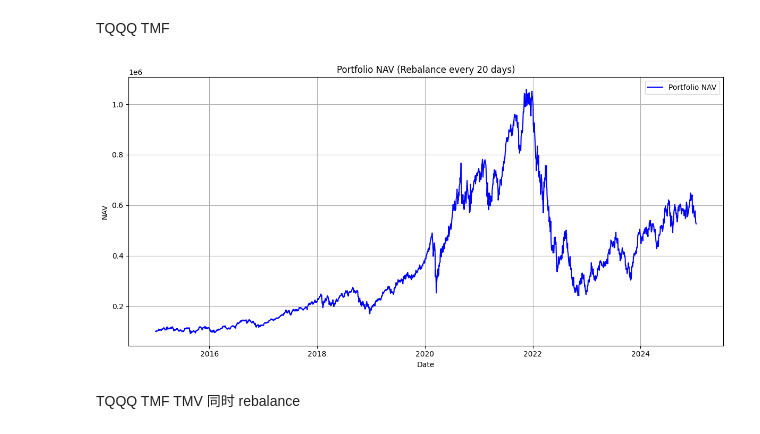
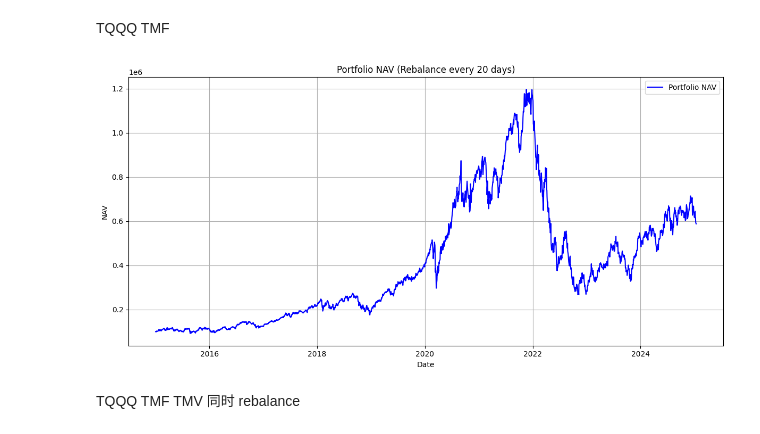
Before and after one commit to yanzhizhang/FICC_QIS, a Jupyter notebook: us_stock.ipynb, the cells around one changed output. Cells and saved outputs as stored; diff of their text form; code cells hidden in the pictures.

```diff
--- a/us_stock.ipynb
+++ b/us_stock.ipynb
@@ -69,7 +44,19 @@ rates_df.index.name = "TRADE_DT"
+# %%
+# Convert start_date and end_date to datetime
+start_datetime = pd.to_datetime(str(start_date), format="%Y-%m-%d")
+end_datetime = pd.to_datetime(end_date, format="%Y-%m-%d")
+
+# Slice the dataframe from start_date to end_date
+rates_df = rates_df.loc[start_datetime:end_datetime]
+
+# Drop rows with NaN values
+rates_df.dropna(inplace=True)
+
+# Name the index to TRADE_DT
+rates_df.index.name = "Date"
 # %%
-merged_df = pd.merge(left=instrument_pool, right=rates_df, on="TRADE_DT")
-merged_df.dropna(inplace=True)
-merged_df.set_index(["TICKER"], append=True, inplace=True)
+merged_df = pd.merge(left=instrument_df, right=rates_df, on="Date")
+merged_df.set_index("Date", inplace=True)
 # %%
 # Function to calculate rebalancing dates based on a custom window
 def calculate_rebalance_dates(start_date, end_date, rebalance_window, all_dates):
@@ -91,29 +78,26 @@ df = merged_df.copy()
 # Sort the DataFrame by index for proper processing
 df = df.sort_index()
 
-# Step 1: Calculate Adjusted Close Prices
-df["Adj_Close"] = df["S_DQ_CLOSE"] * df["S_DQ_ADJFACTOR"]
+# Step 1: Set the Parameters
+rebalance_window = 20  # Days between rebalances
+initial_value = 100000
+weights = {"TQQQ": 0.6, "TMF": 0.4}
+shares = {"TQQQ": 0, "TMF": 0}
 
 # Step 2: Split into TQQQ and TMF data
-tqqq_data = df.xs("TQQQ", level="TICKER")
-tmf_data = df.xs("TMF", level="TICKER")
+tqqq_data = df[df["Ticker"] == "TQQQ"]
+tmf_data = df[df["Ticker"] == "TMF"]
 
 # Step 3: Create daily portfolio value DataFrame
 portfolio_daily = pd.DataFrame(index=tqqq_data.index)
-portfolio_daily["TQQQ_Adj_Close"] = tqqq_data["Adj_Close"]
-portfolio_daily["TMF_Adj_Close"] = tmf_data["Adj_Close"]
+portfolio_daily["TQQQ_Close"] = tqqq_data["Close"]
+portfolio_daily["TMF_Close"] = tmf_data["Close"]
 
 # Step 4: Define rebalancing parameters
-rebalance_window = 20  # Customize the rebalance window (e.g., every 20 days)
-all_dates = portfolio_daily.index.get_level_values("TRADE_DT").unique()
+all_dates = portfolio_daily.index.get_level_values("Date").unique()
 start_date = all_dates.min()
 end_date = all_dates.max()
 rebalance_dates = calculate_rebalance_dates(start_date, end_date, rebalance_window, all_dates)
-
-# Step 5: Initialize portfolio
-initial_value = 100000
-weights = {"TQQQ": 0.6, "TMF": 0.4}
-shares = {"TQQQ": 0, "TMF": 0}
 
 # Calculate portfolio values
 portfolio_daily["Realized_PnL"] = 0.0
@@ -125,42 +109,42 @@ for i, date in enumerate(portfolio_daily.index):
         # Rebalance portfolio
         if i == 0:
             # Initial portfolio setup
-            shares["TQQQ"] = (initial_value * weights["TQQQ"]) / portfolio_daily.loc[date, "TQQQ_Adj_Close"]
-            shares["TMF"] = (initial_value * weights["TMF"]) / portfolio_daily.loc[date, "TMF_Adj_Close"]
+            shares["TQQQ"] = (initial_value * weights["TQQQ"]) / portfolio_daily.loc[date, "TQQQ_Close"]
+            shares["TMF"] = (initial_value * weights["TMF"]) / portfolio_daily.loc[date, "TMF_Close"]
 
         else:
             # Calculate current total value before rebalancing
-            current_tqqq_value = shares["TQQQ"] * portfolio_daily.loc[date, "TQQQ_Adj_Close"]
-            current_tmf_value = shares["TMF"] * portfolio_daily.loc[date, "TMF_Adj_Close"]
+            current_tqqq_value = shares["TQQQ"] * portfolio_daily.loc[date, "TQQQ_Close"]
+            current_tmf_value = shares["TMF"] * portfolio_daily.loc[date, "TMF_Close"]
             current_total = current_tqqq_value + current_tmf_value
 
             # Update shares based on new weights
-            shares["TQQQ"] = (current_total * weights["TQQQ"]) / portfolio_daily.loc[date, "TQQQ_Adj_Close"]
-            shares["TMF"] = (current_total * weights["TMF"]) / portfolio_daily.loc[date, "TMF_Adj_Close"]
+            shares["TQQQ"] = (current_total * weights["TQQQ"]) / portfolio_daily.loc[date, "TQQQ_Close"]
+            shares["TMF"] = (current_total * weights["TMF"]) / portfolio_daily.loc[date, "TMF_Close"]
 
     # Update daily portfolio values
-    portfolio_daily.loc[date, "TQQQ_value"] = shares["TQQQ"] * portfolio_daily.loc[date, "TQQQ_Adj_Close"]
-    portfolio_daily.loc[date, "TMF_value"] = shares["TMF"] * portfolio_daily.loc[date, "TMF_Adj_Close"]
+    portfolio_daily.loc[date, "TQQQ_value"] = shares["TQQQ"] * portfolio_daily.loc[date, "TQQQ_Close"]
+    portfolio_daily.loc[date, "TMF_value"] = shares["TMF"] * portfolio_daily.loc[date, "TMF_Close"]
     portfolio_daily.loc[date, "Total_value"] = portfolio_daily.loc[date, "TQQQ_value"] + portfolio_daily.loc[date, "TMF_value"]
 
 
 # Plot NAV
 plt.figure(figsize=(12, 6))
 plt.plot(
     portfolio_daily.index,
     portfolio_daily["Total_value"],
     label="Portfolio NAV",
     color="blue",
 )
 plt.title(f"Portfolio NAV (Rebalance every {rebalance_window} days)")
 plt.xlabel("Date")
 plt.ylabel("NAV")
 plt.legend()
 plt.tight_layout()
 plt.grid()
 plt.show()
 # %% [output]
-[figure, old version]
+[figure, new version]
 # %% [markdown]
 TQQQ TMF TMV 同时 rebalance
 # %%
```
Also changed, not shown: parts of 7 cells of this notebook, 1 other file.
